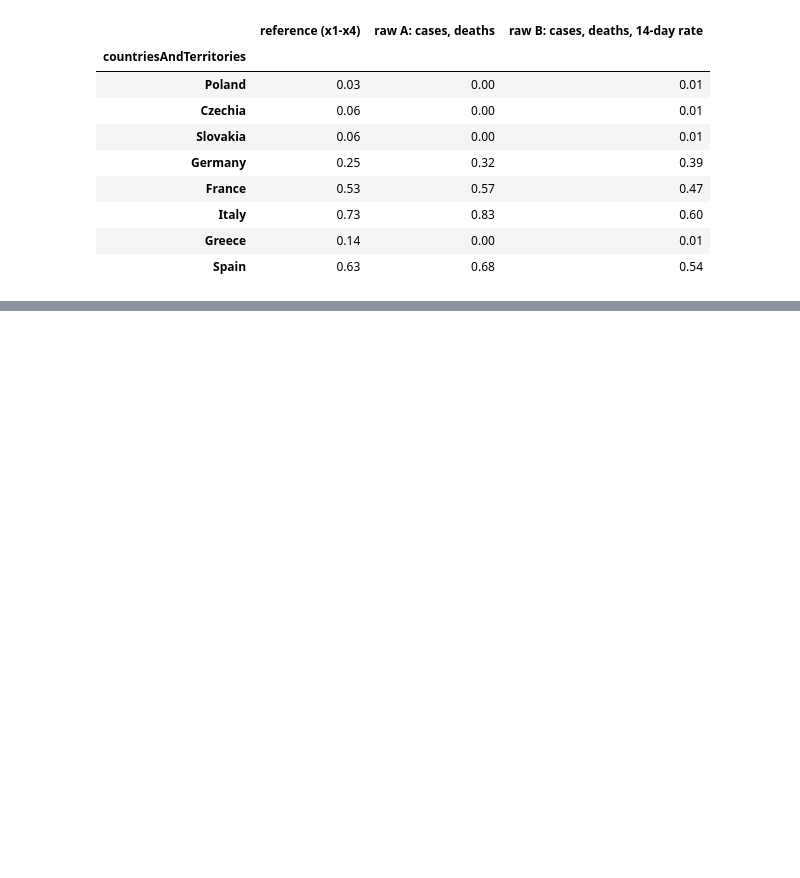
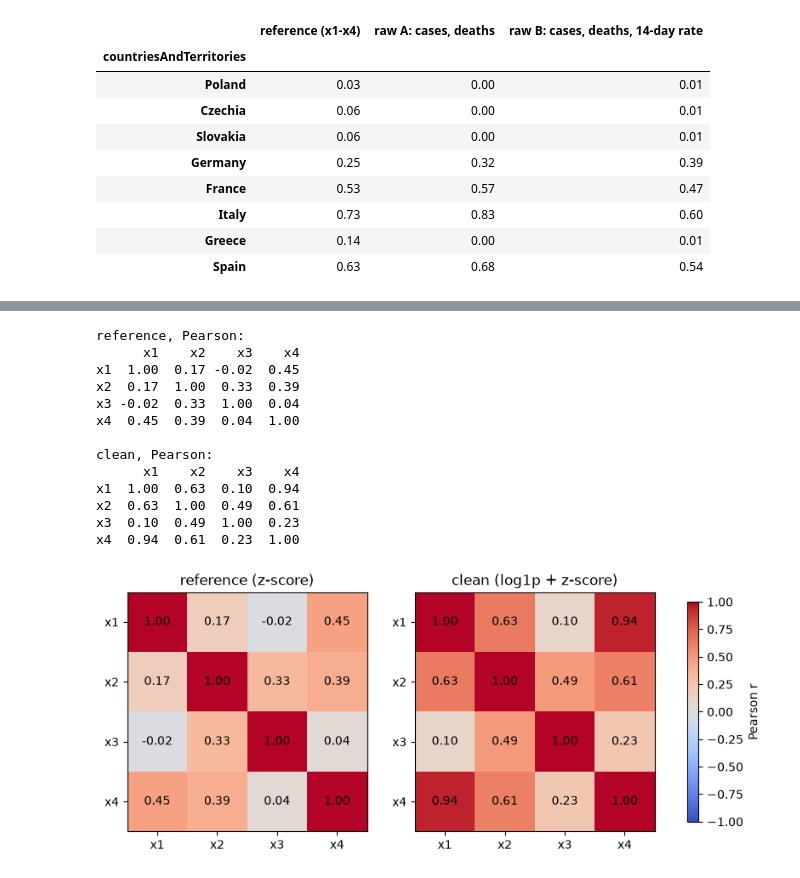
Before and after one commit to Stefy1209/Advanced-Methods-of-Data-Analysis, a Jupyter notebook: Reports/Report 1/src/covid/main.ipynb, the cells around one changed output, grey strips where cells are left out. Drawn from its saved outputs; the diff is of its cells as text; code cells hidden in the pictures; blank space fills up the shorter version.

Commit message:
Report 1 finished

```diff
--- a/Reports/Report 1/src/covid/main.ipynb
+++ b/Reports/Report 1/src/covid/main.ipynb
@@ -1912,0 +1918,34 @@ mean severity of the paper's 8 countries (0 = always stabilisation, 2 = always e
+# %%
+# Pearson correlation of x1-x4 (FCM input of each variant)
+VARIANT_LABELS = {"reference": "reference (z-score)", "clean": "clean (log1p + z-score)"}
+FCM_INPUT = {"reference": ref_z, "clean": clean_z}
+
+fig, axes = plt.subplots(1, 2, figsize=(10, 4.2))
+for ax, (name, Zf) in zip(axes, FCM_INPUT.items()):
+    C = Zf[FEATS].corr(method="pearson")
+    im = ax.imshow(C, vmin=-1, vmax=1, cmap="coolwarm")
+    for i in range(len(FEATS)):
+        for j in range(len(FEATS)):
+            ax.text(j, i, f"{C.iloc[i, j]:.2f}", ha="center", va="center")
+    ax.set_xticks(range(len(FEATS)), FEATS)
+    ax.set_yticks(range(len(FEATS)), FEATS)
+    ax.set_title(VARIANT_LABELS[name])
+    print(f"{name}, Pearson:\n{C.round(2)}\n")
+fig.colorbar(im, ax=axes, shrink=0.8, label="Pearson r")
+fig.savefig(FIG_DIR / "covid_report_correlation_pearson.png", dpi=300, bbox_inches="tight")
+plt.show()
+# %% [output]
+reference, Pearson:
+      x1    x2    x3    x4
+x1  1.00  0.17 -0.02  0.45
+x2  0.17  1.00  0.33  0.39
+x3 -0.02  0.33  1.00  0.04
+x4  0.45  0.39  0.04  1.00
+
+clean, Pearson:
+      x1    x2    x3    x4
+x1  1.00  0.63  0.10  0.94
+x2  0.63  1.00  0.49  0.61
+x3  0.10  0.49  1.00  0.23
+x4  0.94  0.61  0.23  1.00
+[figure, added]
```
Also changed, not shown: parts of 7 cells of this notebook, 22 other files.
